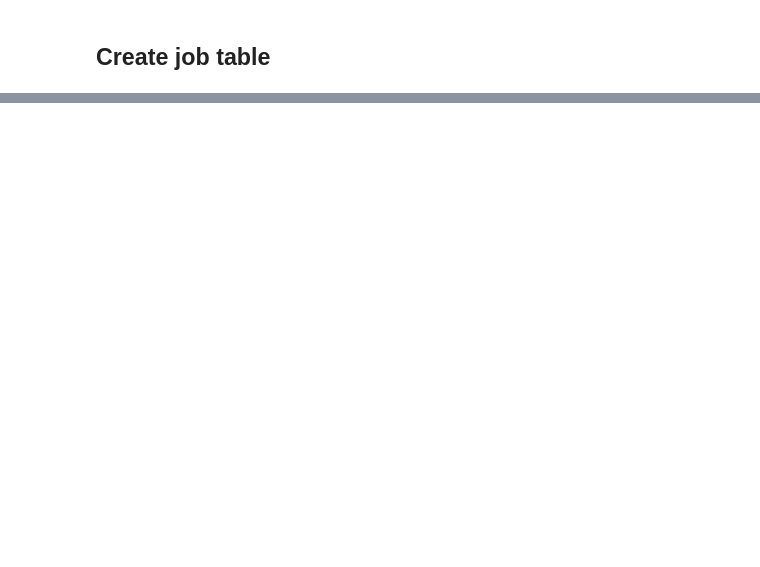
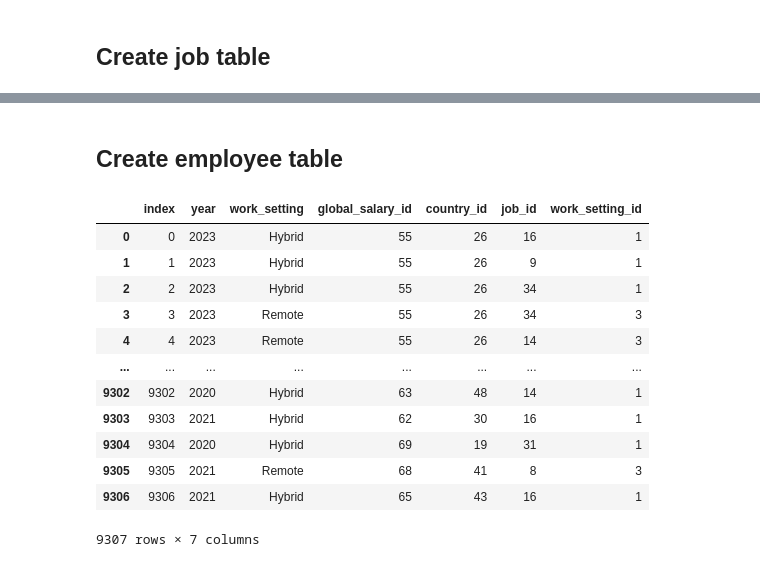
Before and after one commit to johann1043/Data-Science-Quest, a Jupyter notebook: clean_data.ipynb, the cells around one changed output, grey strips where cells are left out. Drawn from its saved outputs; the diff is of its cells as text; code cells hidden in the pictures; blank space fills up the shorter version.

```diff
--- a/clean_data.ipynb
+++ b/clean_data.ipynb
@@ -182,0 +749,3 @@ clean_data_df
+# %%
+work_setting_mapping = dict(zip(work_setting,work_setting_id))
+work_setting_mapping
@@ -182,0 +754,2 @@ clean_data_df
+# %%
+clean_data_df['work_setting_id'] = clean_data_df['work_setting'].map(work_setting_mapping)
@@ -182,0 +774,22 @@ clean_data_df
+# %% [markdown]
+## Create employee table
+# %%
+employee_df = clean_data_df
+# %%
+employee_df = employee_df.drop(['job_category', 'country','salary_in_usd','experience_level','global_average_salary'], axis=1)
+# %%
+employee_df
+# %% [output]
+|  | index | year | work_setting | global_salary_id | country_id | job_id | work_setting_id |
+| 0 | 0 | 2023 | Hybrid | 55 | 26 | 16 | 1 |
+| 1 | 1 | 2023 | Hybrid | 55 | 26 | 9 | 1 |
+| 2 | 2 | 2023 | Hybrid | 55 | 26 | 34 | 1 |
+| 3 | 3 | 2023 | Remote | 55 | 26 | 34 | 3 |
+| 4 | 4 | 2023 | Remote | 55 | 26 | 14 | 3 |
+| ... | ... | ... | ... | ... | ... | ... | ... |
+| 9302 | 9302 | 2020 | Hybrid | 63 | 48 | 14 | 1 |
+| 9303 | 9303 | 2021 | Hybrid | 62 | 30 | 16 | 1 |
+| 9304 | 9304 | 2020 | Hybrid | 69 | 19 | 31 | 1 |
+| 9305 | 9305 | 2021 | Remote | 68 | 41 | 8 | 3 |
+| 9306 | 9306 | 2021 | Hybrid | 65 | 43 | 16 | 1 |
+9307 rows × 7 columns
```
Also changed, not shown: parts of 54 cells of this notebook, 7 other files.
